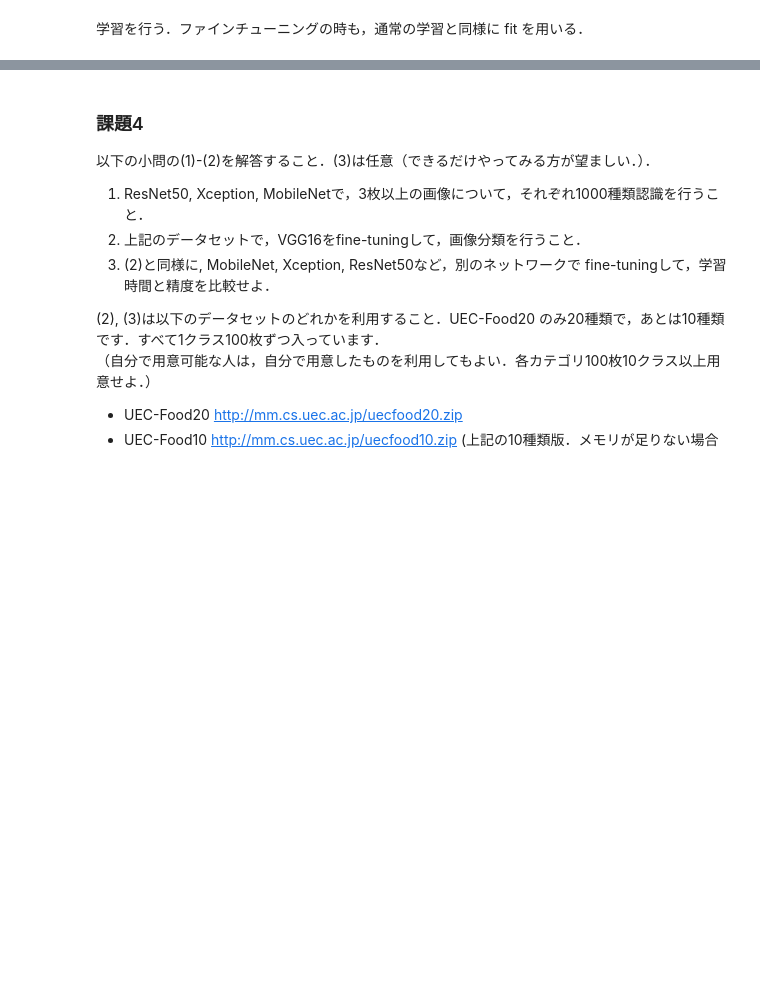
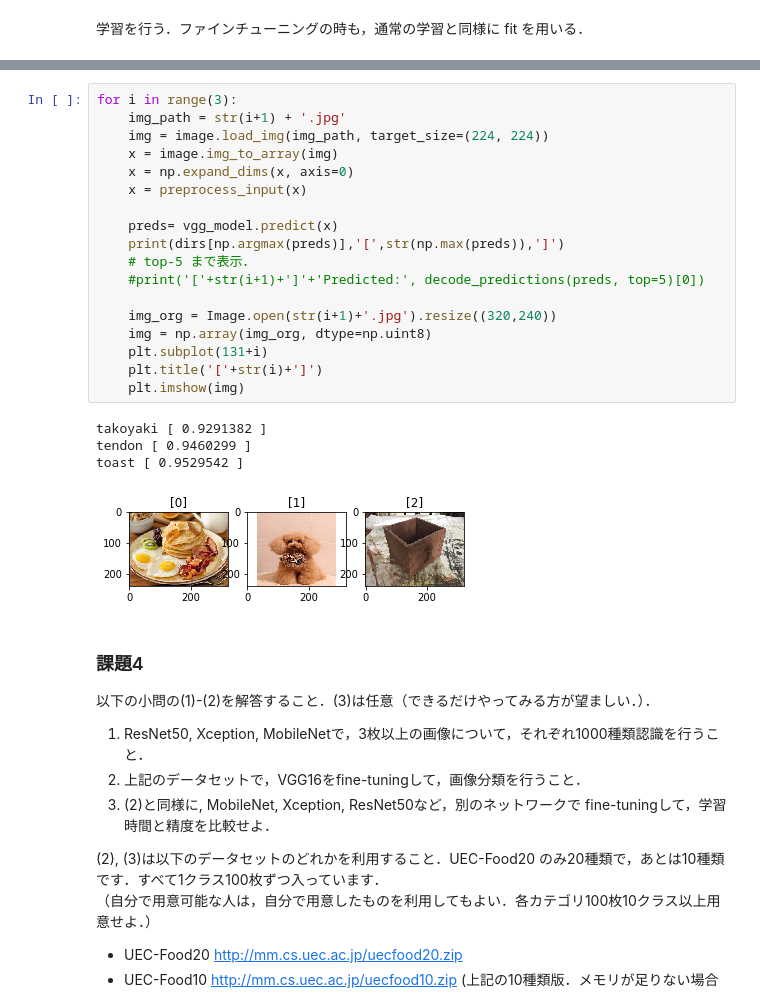
Before and after one commit to sugiya-y/recognition_system, a Jupyter notebook: 2ndReport/kadai2-4-2-vgg.ipynb, the cells around one changed output, grey strips where cells are left out. Cells and saved outputs as stored; diff of their text form; blank space fills up the shorter version.

```diff
--- a/2ndReport/kadai2-4-2-vgg.ipynb
+++ b/2ndReport/kadai2-4-2-vgg.ipynb
@@ -213,3 +222,26 @@ Time:  169.6064145565033
+# %%
+for i in range(3):
+    img_path = str(i+1) + '.jpg'
+    img = image.load_img(img_path, target_size=(224, 224))
+    x = image.img_to_array(img)
+    x = np.expand_dims(x, axis=0)
+    x = preprocess_input(x)
+
+    preds= vgg_model.predict(x)
+    print(dirs[np.argmax(preds)],'[',str(np.max(preds)),']')
+    # top-5 まで表示．
+    #print('['+str(i+1)+']'+'Predicted:', decode_predictions(preds, top=5)[0])
+
+    img_org = Image.open(str(i+1)+'.jpg').resize((320,240))
+    img = np.array(img_org, dtype=np.uint8)
+    plt.subplot(131+i)
+    plt.title('['+str(i)+']')
+    plt.imshow(img)
+# %% [output]
+takoyaki [ 0.9291382 ]
+tendon [ 0.9460299 ]
+toast [ 0.9529542 ]
+[figure, added]
 # %% [markdown]
 ### 課題4
 
```
Also changed, not shown: parts of 4 cells of this notebook.
